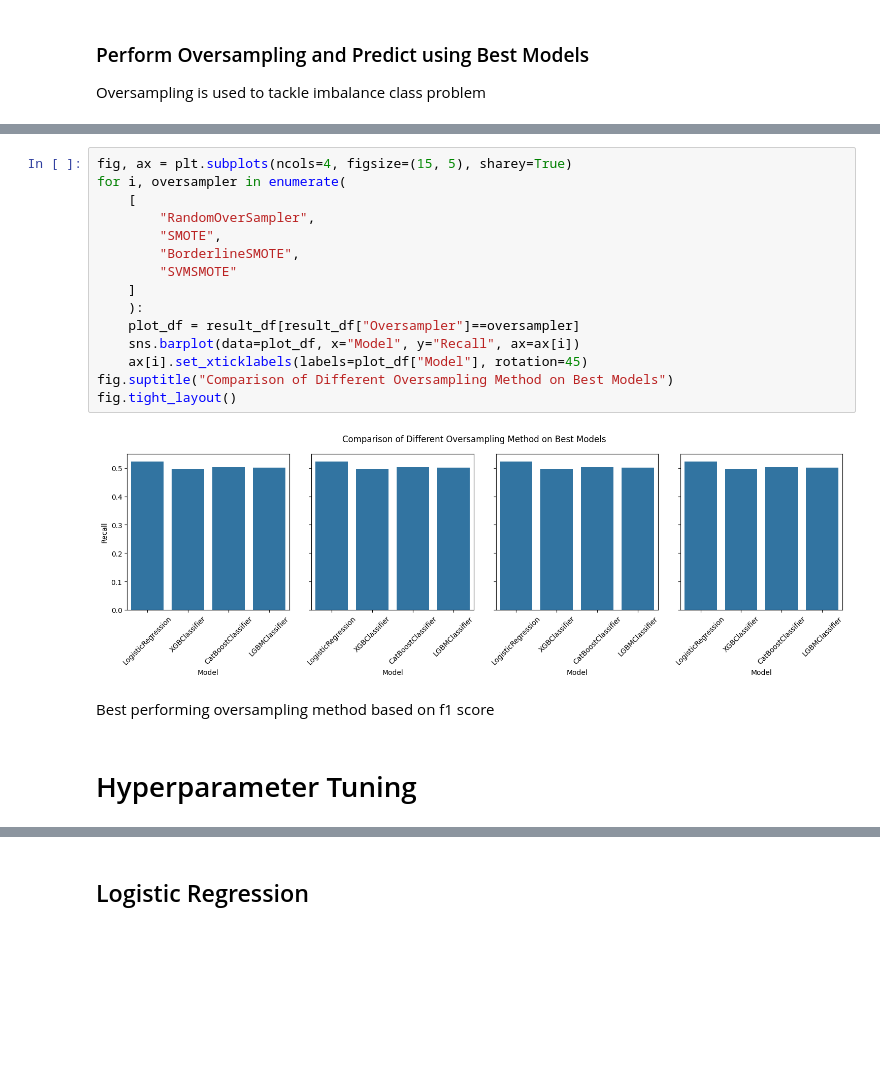
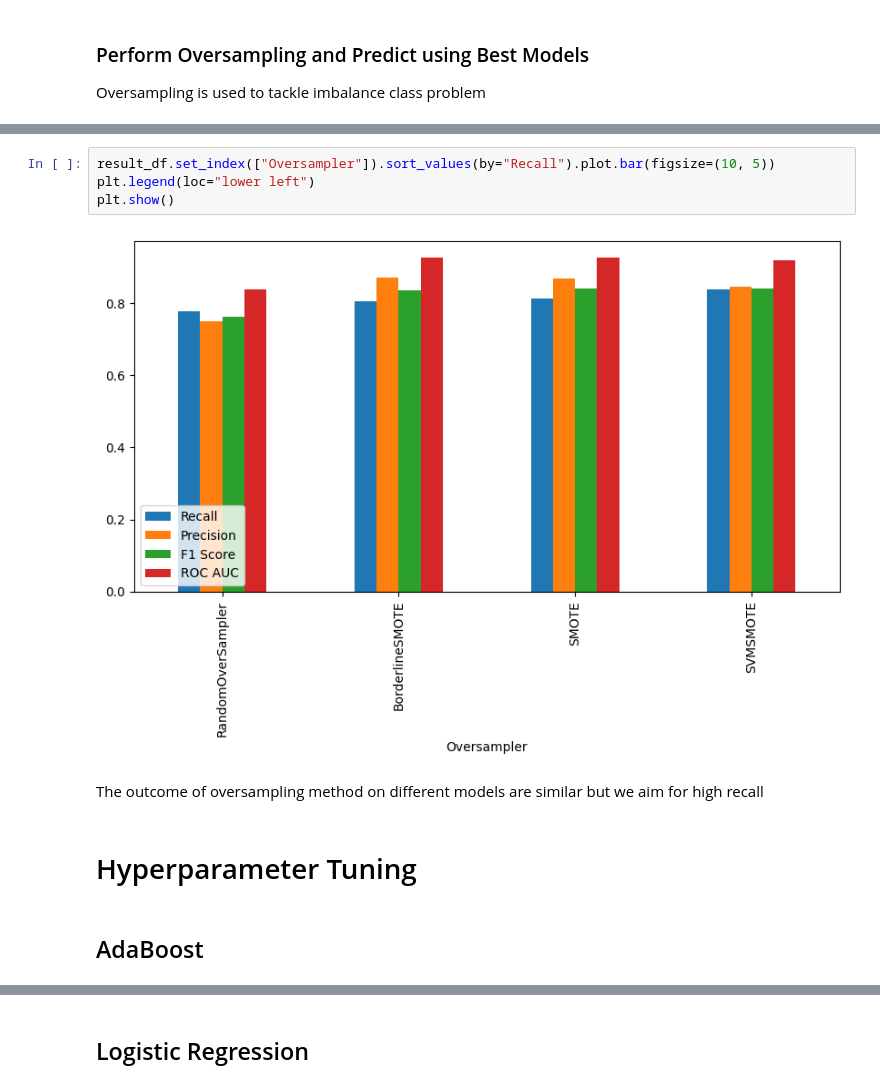
Before and after one commit to marcellinus-witarsah/data-challenge-dsw-2023, a Jupyter notebook: notebooks/03_churn_model.ipynb, the cells around one changed output, grey strips where cells are left out. Saved outputs shown, nothing was run; the diff lists cells and outputs as text; blank space fills up the shorter version.

```diff
--- a/notebooks/03_churn_model.ipynb
+++ b/notebooks/03_churn_model.ipynb
@@ -902,21 +891,12 @@ SVMSMOTE, LGBMClassifier done
-# %%
-fig, ax = plt.subplots(ncols=4, figsize=(15, 5), sharey=True)
-for i, oversampler in enumerate(
-    [
-        "RandomOverSampler",
-        "SMOTE",
-        "BorderlineSMOTE",
-        "SVMSMOTE"
-    ]
-    ):
-    plot_df = result_df[result_df["Oversampler"]==oversampler]
-    sns.barplot(data=plot_df, x="Model", y="Recall", ax=ax[i])
-    ax[i].set_xticklabels(labels=plot_df["Model"], rotation=45)
-fig.suptitle("Comparison of Different Oversampling Method on Best Models")
-fig.tight_layout()
-# %% [output]
-[figure, removed]
-# %% [markdown]
-Best performing oversampling method based on f1 score
+# %%
+result_df.set_index(["Oversampler"]).sort_values(by="Recall").plot.bar(figsize=(10, 5))
+plt.legend(loc="lower left")
+plt.show()
+# %% [output]
+[figure, added]
+# %% [markdown]
+The outcome of oversampling method on different models are similar but we aim for high recall
 # %% [markdown]
 # Hyperparameter Tuning
+# %% [markdown]
+## AdaBoost
```
Also changed, not shown: parts of 22 cells of this notebook, 4 other files.
